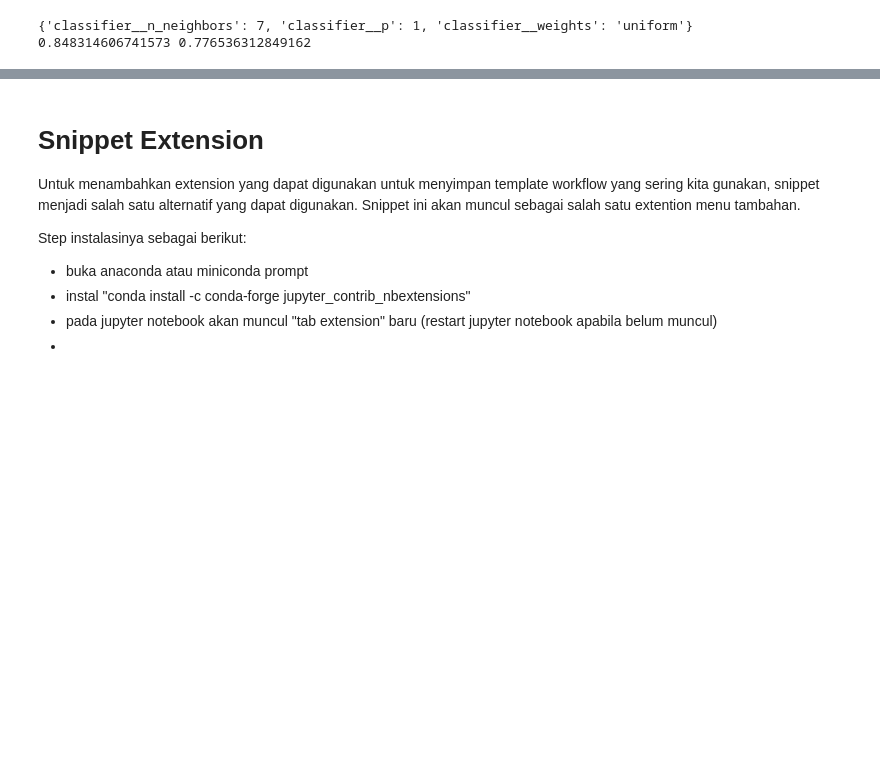
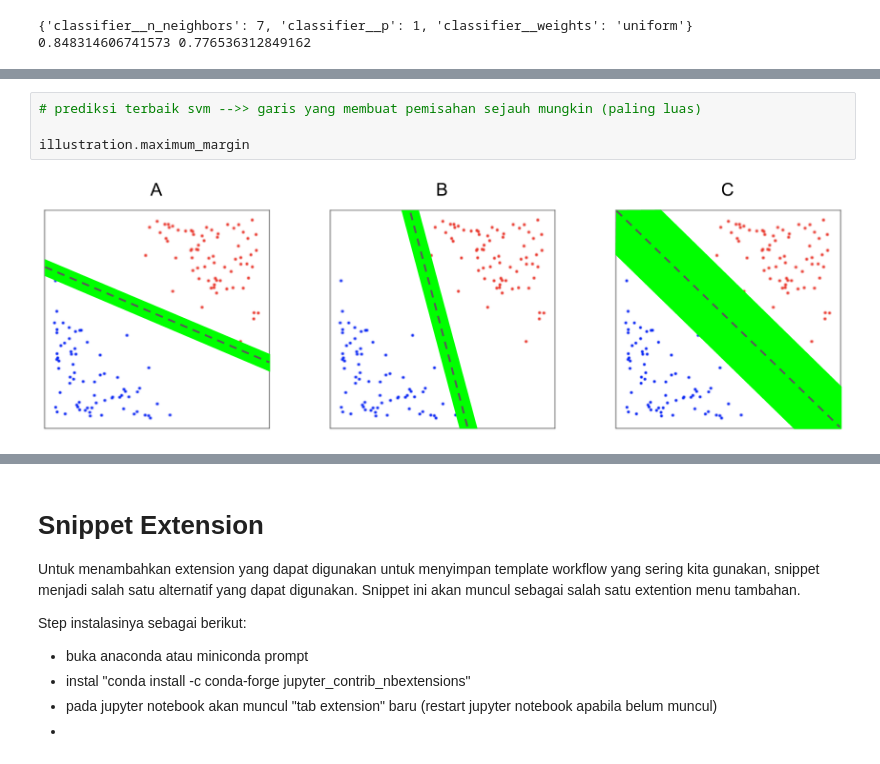
Before and after one commit to budsains/materi, a Jupyter notebook: material_book.ipynb, the cells around one changed output, grey strips where cells are left out. Drawn from its saved outputs; the diff is of its cells as text; blank space fills up the shorter version.

```diff
--- a/material_book.ipynb
+++ b/material_book.ipynb
@@ -1040,0 +1138,6 @@ print(model.score(X_train, y_train), model.score(X_test, y_test))
+# %%
+# prediksi terbaik svm -->> garis yang membuat pemisahan sejauh mungkin (paling luas)
+
+illustration.maximum_margin
+# %% [output]
+[figure, added]
```
Also changed, not shown: parts of 38 cells of this notebook.
